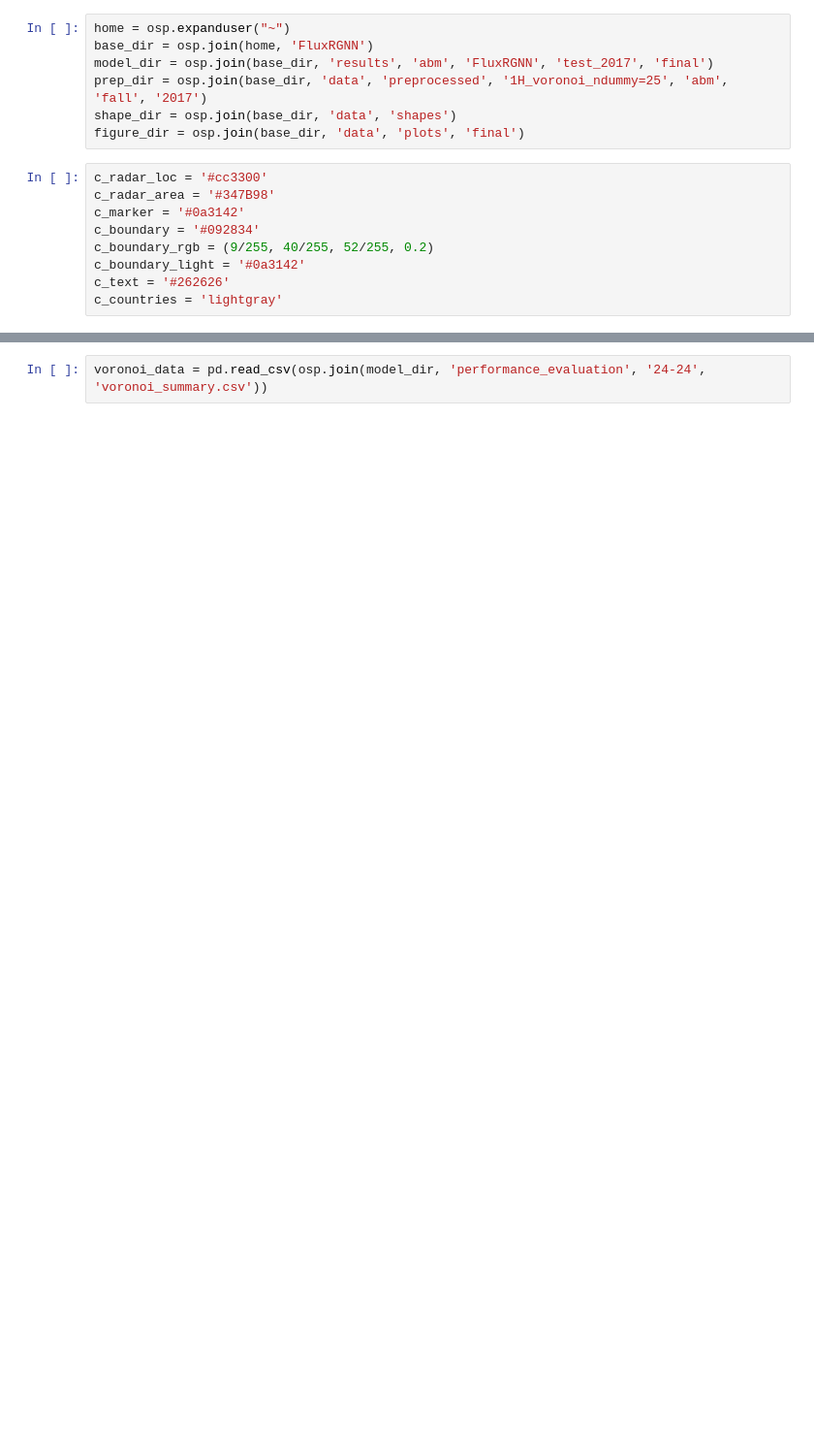
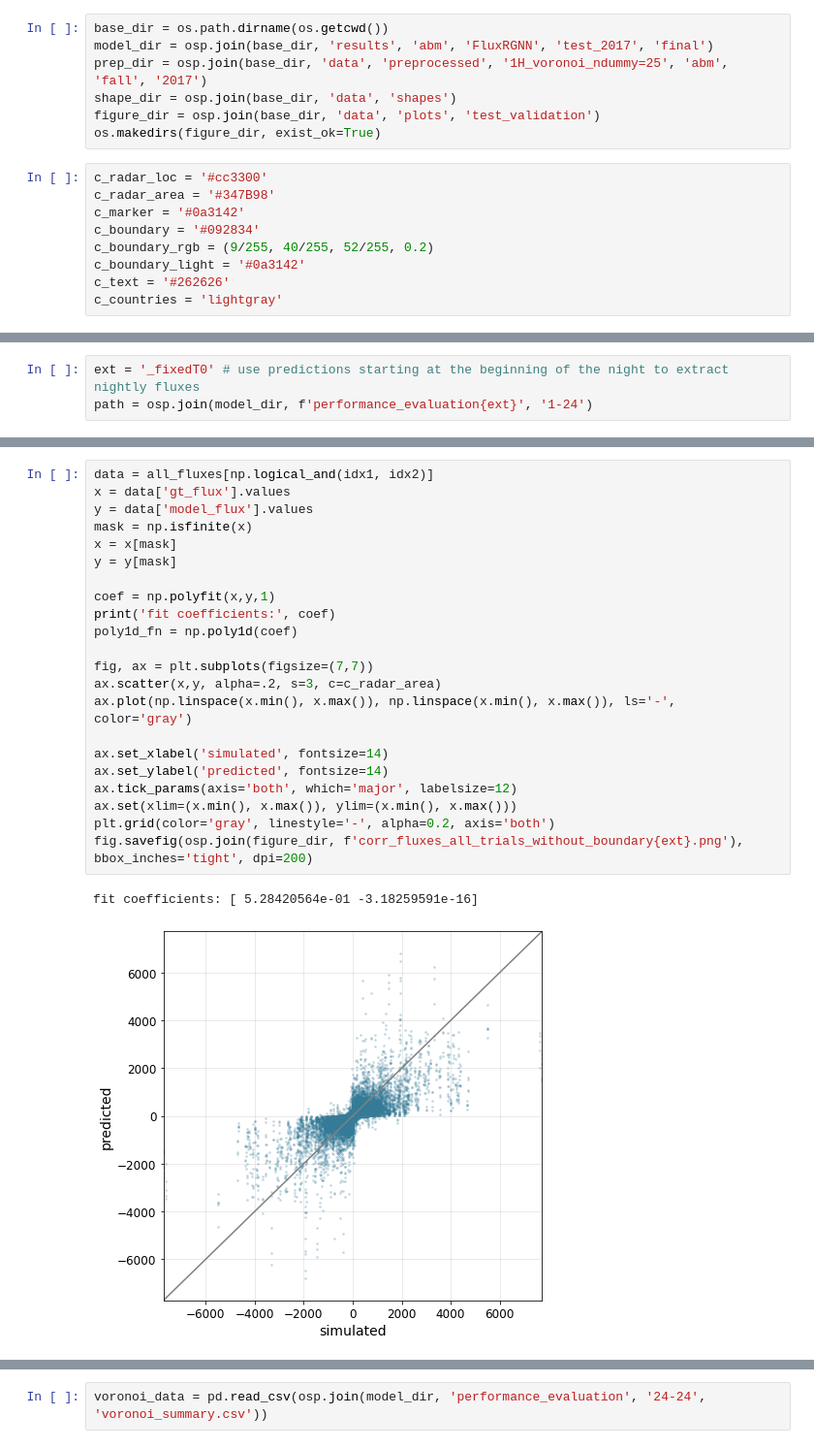
Before and after one commit to FionaLippert/FluxRGNN, a Jupyter notebook: notebooks/validation_study.ipynb, the cells around one changed output, grey strips where cells are left out. Shown at 97% size. Drawn from its saved outputs; the diff is of its cells as text; blank space fills up the shorter version.

```diff
--- a/notebooks/validation_study.ipynb
+++ b/notebooks/validation_study.ipynb
@@ -82,12 +89,12 @@ def plot_fluxes(G, voronoi, inner_radars, countries, crs, ax,
 
     return ax
 # %%
-home = osp.expanduser("~")
-base_dir = osp.join(home, 'FluxRGNN')
+base_dir = os.path.dirname(os.getcwd())
 model_dir = osp.join(base_dir, 'results', 'abm', 'FluxRGNN', 'test_2017', 'final')
 prep_dir = osp.join(base_dir, 'data', 'preprocessed', '1H_voronoi_ndummy=25', 'abm', 'fall', '2017')
 shape_dir = osp.join(base_dir, 'data', 'shapes')
-figure_dir = osp.join(base_dir, 'data', 'plots', 'final')
+figure_dir = osp.join(base_dir, 'data', 'plots', 'test_validation')
+os.makedirs(figure_dir, exist_ok=True)
 # %%
 c_radar_loc = '#cc3300'
 c_radar_area = '#347B98'
@@ -283,0 +109,3 @@ fig.savefig(osp.join(figure_dir, f'abm_avg_24h_fluxes_gt.png'), bbox_inches='tig
+# %%
+ext = '_fixedT0' # use predictions starting at the beginning of the night to extract nightly fluxes
+path = osp.join(model_dir, f'performance_evaluation{ext}', '1-24')
@@ -283,0 +141,25 @@ fig.savefig(osp.join(figure_dir, f'abm_avg_24h_fluxes_gt.png'), bbox_inches='tig
+# %%
+data = all_fluxes[np.logical_and(idx1, idx2)]
+x = data['gt_flux'].values
+y = data['model_flux'].values
+mask = np.isfinite(x)
+x = x[mask]
+y = y[mask]
+
+coef = np.polyfit(x,y,1)
+print('fit coefficients:', coef)
+poly1d_fn = np.poly1d(coef)
+
+fig, ax = plt.subplots(figsize=(7,7))
+ax.scatter(x,y, alpha=.2, s=3, c=c_radar_area)
+ax.plot(np.linspace(x.min(), x.max()), np.linspace(x.min(), x.max()), ls='-', color='gray')
+
+ax.set_xlabel('simulated', fontsize=14)
+ax.set_ylabel('predicted', fontsize=14)
+ax.tick_params(axis='both', which='major', labelsize=12)
+ax.set(xlim=(x.min(), x.max()), ylim=(x.min(), x.max()))
+plt.grid(color='gray', linestyle='-', alpha=0.2, axis='both')
+fig.savefig(osp.join(figure_dir, f'corr_fluxes_all_trials_without_boundary{ext}.png'), bbox_inches='tight', dpi=200)
+# %% [output]
+fit coefficients: [ 5.28420564e-01 -3.18259591e-16]
+[figure, added]
```
Also changed, not shown: parts of 50 cells of this notebook, 6 other files.
